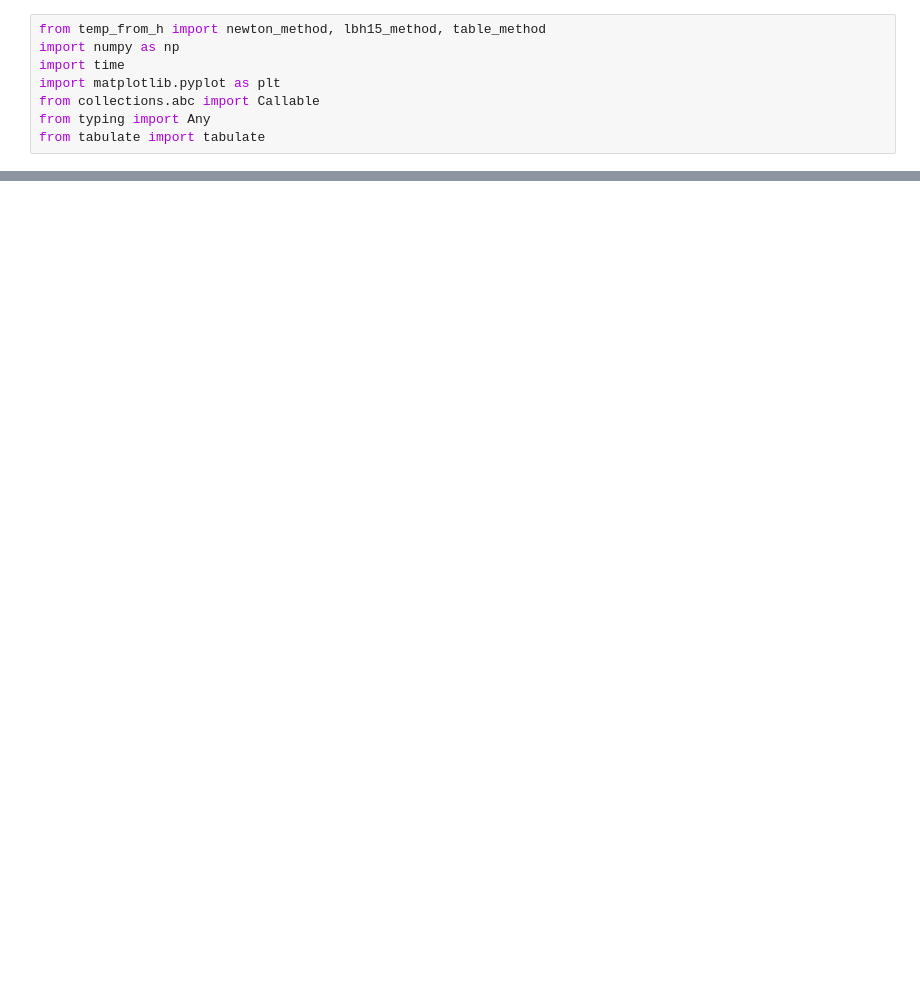
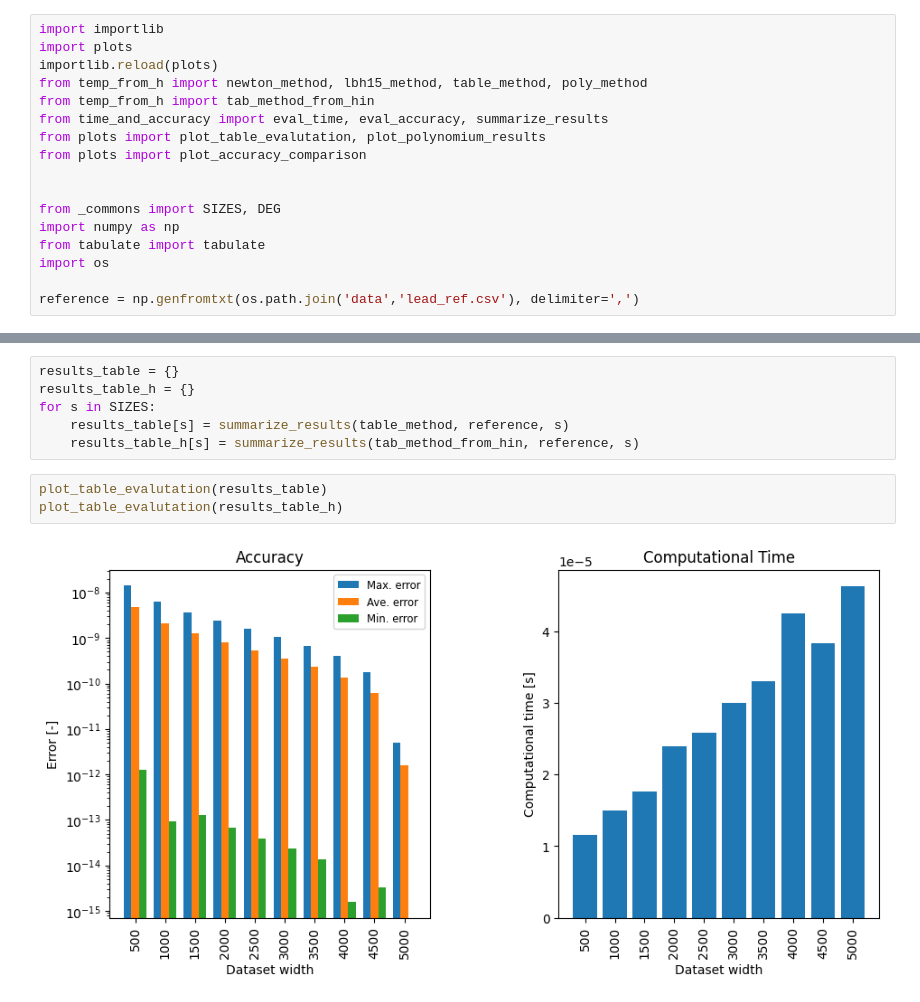
Before and after one commit to newcleo-dev-team/dassh_nc, a Jupyter notebook: enthalpy_to_temperature/enthalpy2temperature.ipynb, the cells around one changed output, grey strips where cells are left out. Saved outputs shown, nothing was run; the diff lists cells and outputs as text; blank space fills up the shorter version.

Commit message:
[034_enthalpy_to_temperature], issue #34, integrated table method analysis and added polynomial method

```diff
--- a/enthalpy_to_temperature/enthalpy2temperature.ipynb
+++ b/enthalpy_to_temperature/enthalpy2temperature.ipynb
@@ -47,8 +52,17 @@ The three methods described above are implemented in the file _temp_from_h.py_,
 # %%
-from temp_from_h import newton_method, lbh15_method, table_method
+import importlib
+import plots
+importlib.reload(plots)
+from temp_from_h import newton_method, lbh15_method, table_method, poly_method
+from temp_from_h import tab_method_from_hin
+from time_and_accuracy import eval_time, eval_accuracy, summarize_results
+from plots import plot_table_evalutation, plot_polynomium_results
+from plots import plot_accuracy_comparison
+
+
+from _commons import SIZES, DEG
 import numpy as np
-import time
-import matplotlib.pyplot as plt
-from collections.abc import Callable
-from typing import Any
 from tabulate import tabulate
+import os
+
+reference = np.genfromtxt(os.path.join('data','lead_ref.csv'), delimiter=',')
@@ -54,0 +72,11 @@ from tabulate import tabulate
+# %%
+results_table = {}
+results_table_h = {}
+for s in SIZES:
+    results_table[s] = summarize_results(table_method, reference, s)
+    results_table_h[s] = summarize_results(tab_method_from_hin, reference, s)
+# %%
+plot_table_evalutation(results_table)
+plot_table_evalutation(results_table_h)
+# %% [output]
+[figure, added]
```
Also changed, not shown: parts of 16 cells of this notebook, 20 other files.
